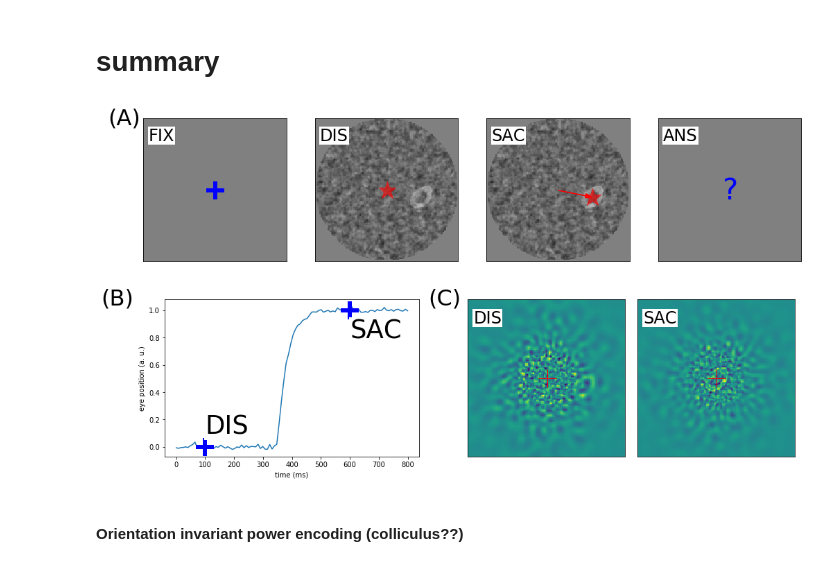
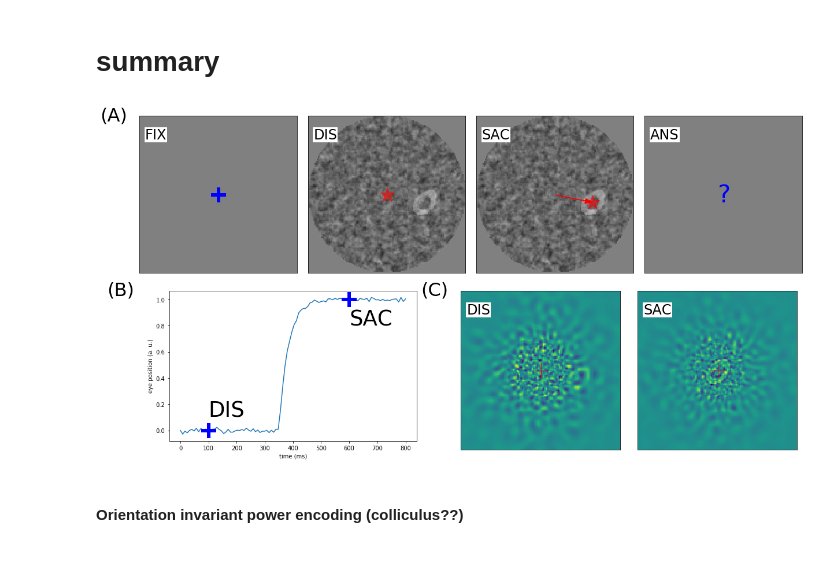
Before and after one commit to laurentperrinet/WhereIsMyMNIST, a Jupyter notebook: figures/1_problem_statement.ipynb, the cells around one changed output. Drawn from its saved outputs; the diff is of its cells as text; code cells hidden in the pictures.

```diff
--- a/figures/1_problem_statement.ipynb
+++ b/figures/1_problem_statement.ipynb
@@ -237,26 +237,26 @@ fig_C, axs_C = panel_C()
 # summary
 # %%
 # fig = plt.figure(figsize = (21, 13))
-fig, axs = plt.subplots(2, N_plot, figsize = (figwidth, figwidth/phi))
+fig, axs = plt.subplots(2, N_plot, figsize = (figwidth, figwidth/2), constrained_layout=True)
 
 fig, axs_A = panel_A(fig_A=fig, axs_A=axs[0])
 fig, axs_B = panel_B(fig_B=fig, axs_B=axs[1][1:3])
 fig, axs_C = panel_C(fig_C=fig, axs_C=axs[1][0])
 axs[1][3].remove()
 # pos : [left, bottom, width, height] =    The new position of the in `.Figure` coordinates.
-axs_C.set_position([0.15, 0.2, 0.3, 0.3])
-axs_B[0].set_position([0.45, 0.2, 0.3, 0.3])
-axs_B[1].set_position([0.65, 0.2, 0.3, 0.3])
+axs_C.set_position([0.1, 0.05, .35, 0.425])
+axs_B[0].set_position([0.4, .025, .45, .45])
+axs_B[1].set_position([0.65, .025, .45, .45])
 offset = -.25
 for ax, text, x, y in [[axs_A[0], 'A', offset, 1], [axs_C, 'B', offset, 1], [axs_B[0], 'C', offset, 1]]:
     ax.text(x, y, '(' + text + ')', fontsize=32,
               bbox={'facecolor':'white','alpha':1,'edgecolor':'none','pad':1},
               ha='left', va='center', transform=ax.transAxes)
 
 #plt.tight_layout()
 fig.savefig(figname + '.pdf')
 # %% [output]
-[figure, old version]
+[figure, new version]
 # %% [markdown]
 #### Orientation invariant power encoding (colliculus??)
 # %%
```
Also changed, not shown: 3 other files.
